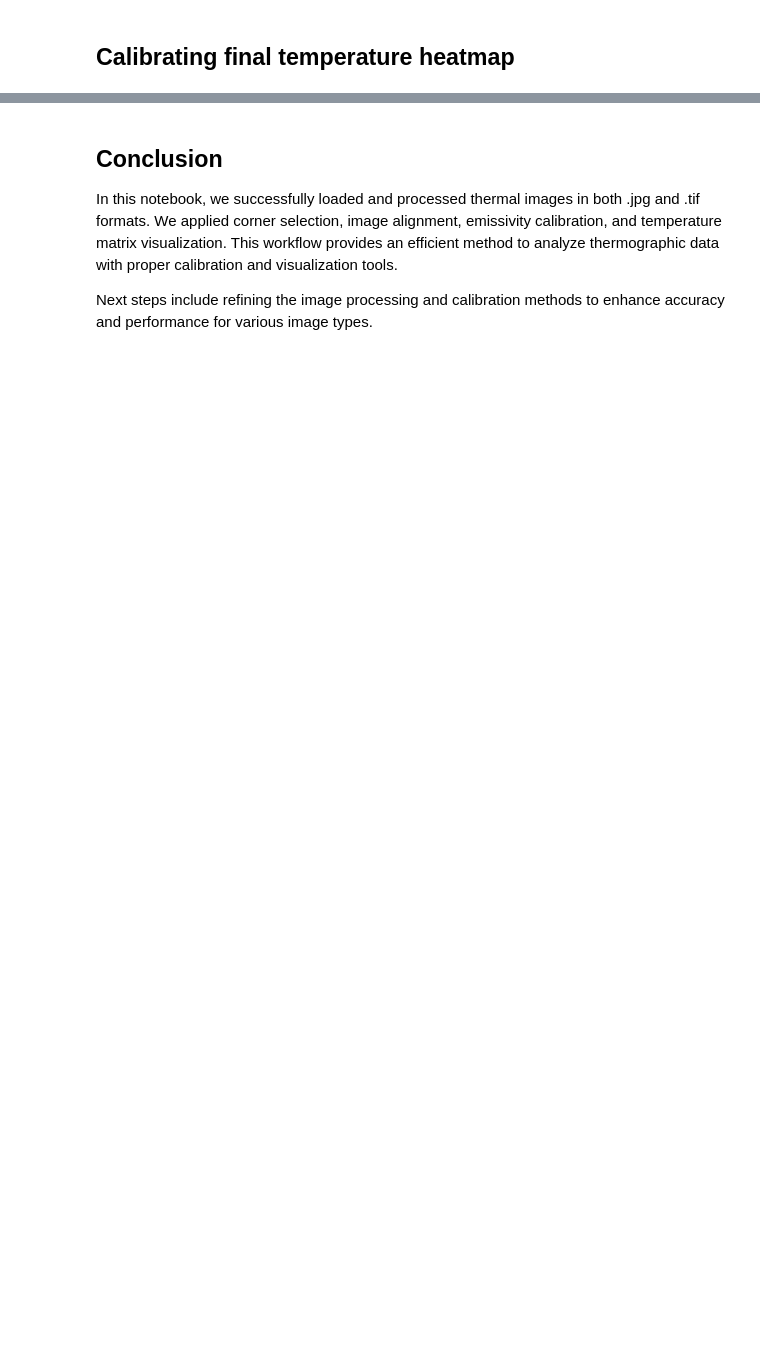
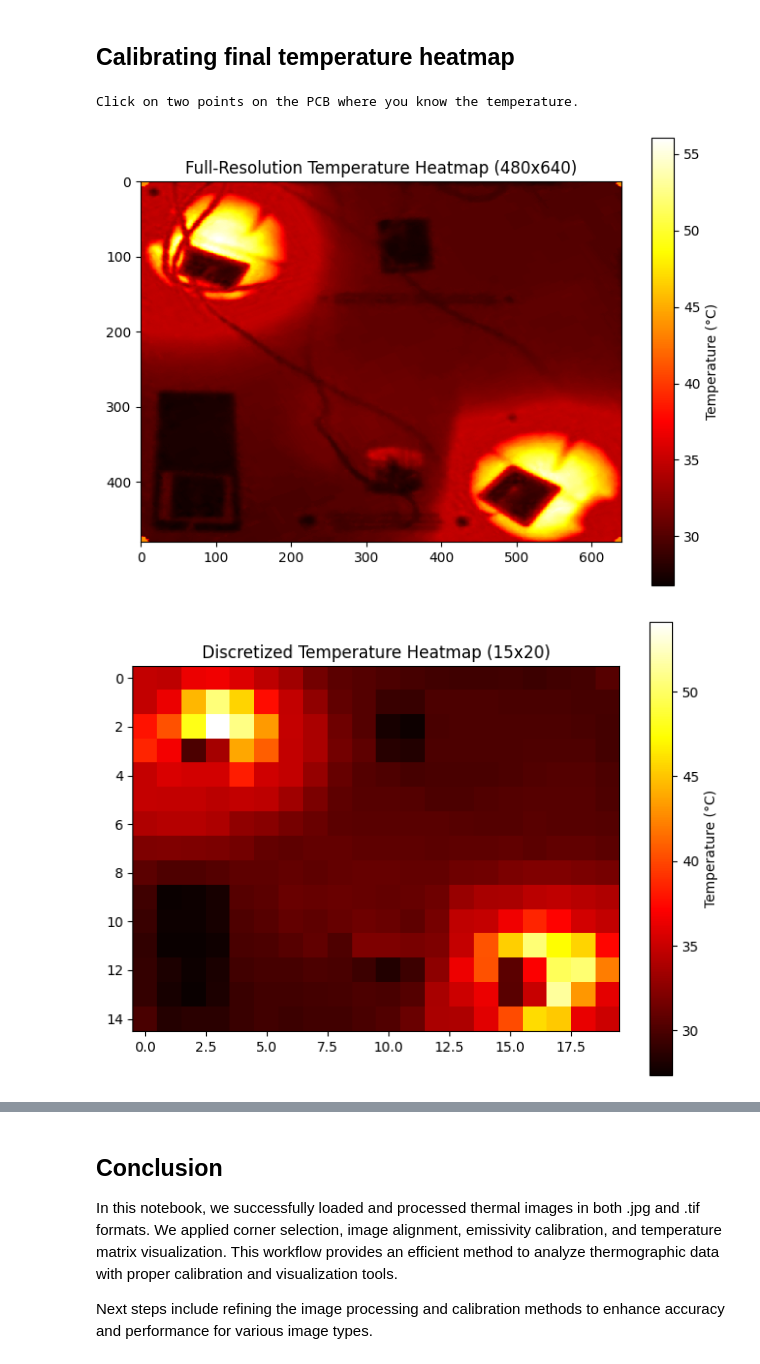
Before and after one commit to IsabelRomeroPrats/TFG-Isa, a Jupyter notebook: main_notebook.ipynb, the cells around one changed output, grey strips where cells are left out. Cells and saved outputs as stored; diff of their text form; code cells hidden in the pictures; blank space fills up the shorter version.

```diff
--- a/main_notebook.ipynb
+++ b/main_notebook.ipynb
@@ -92,13 +125,20 @@ elif extension == 'tif':
 # %%
 m, n = 20, 15  # Define the grid size
 
 if extension == 'jpg':
     # Perform temperature calibration for .jpg images (initially using the RGB-based heatmap)
     calibrated_temperature_matrix = cp.calibrate_temperature('jpg', aligned_image_jpg, temperature_matrix_jpg, emissivity_matrix, m, n)
 
+    # Visualize the full-scale and discretized heatmap for .jpg
+    cp.visualize_temperature_matrix_jpg(calibrated_temperature_matrix)
+
 elif extension == 'tif':
     # Perform temperature calibration for .tif images
     calibrated_temperature_matrix = cp.calibrate_temperature('tif', aligned_radiometric_data, aligned_radiometric_data, emissivity_matrix, m, n)
 
-# Visualize the calibrated temperature matrix (heatmap)
-cp.visualize_temperature_matrix(calibrated_temperature_matrix)
+    # Visualize the .tif heatmap
+    cp.visualize_temperature_matrix_tif(calibrated_temperature_matrix)
+# %% [output]
+Click on two points on the PCB where you know the temperature.
+[figure, added]
+[figure, added]
```
Also changed, not shown: parts of 4 cells of this notebook, 3 other files.
